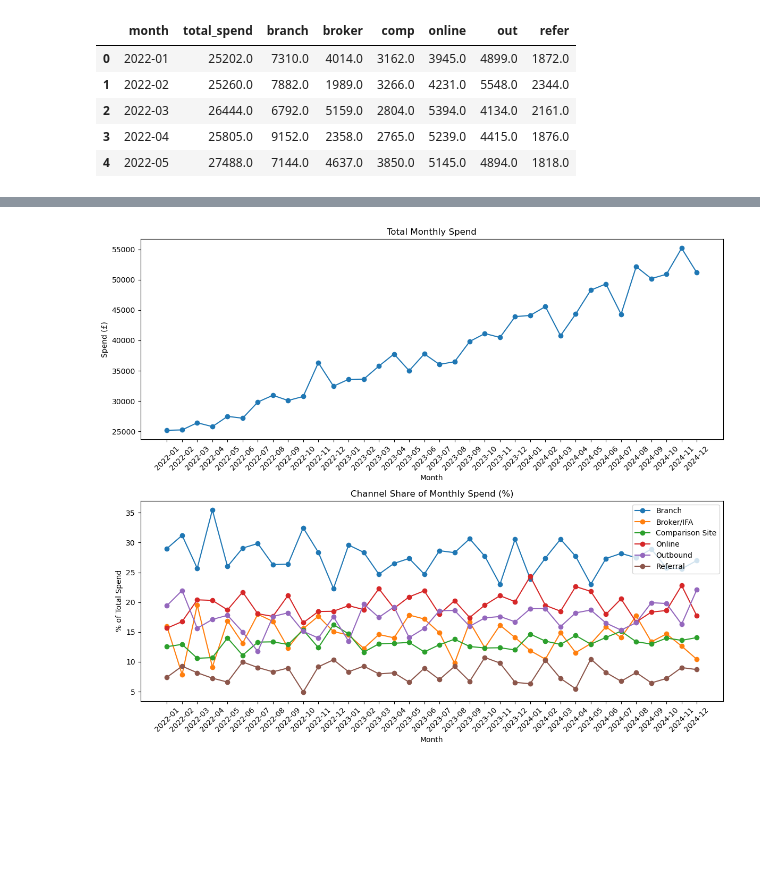
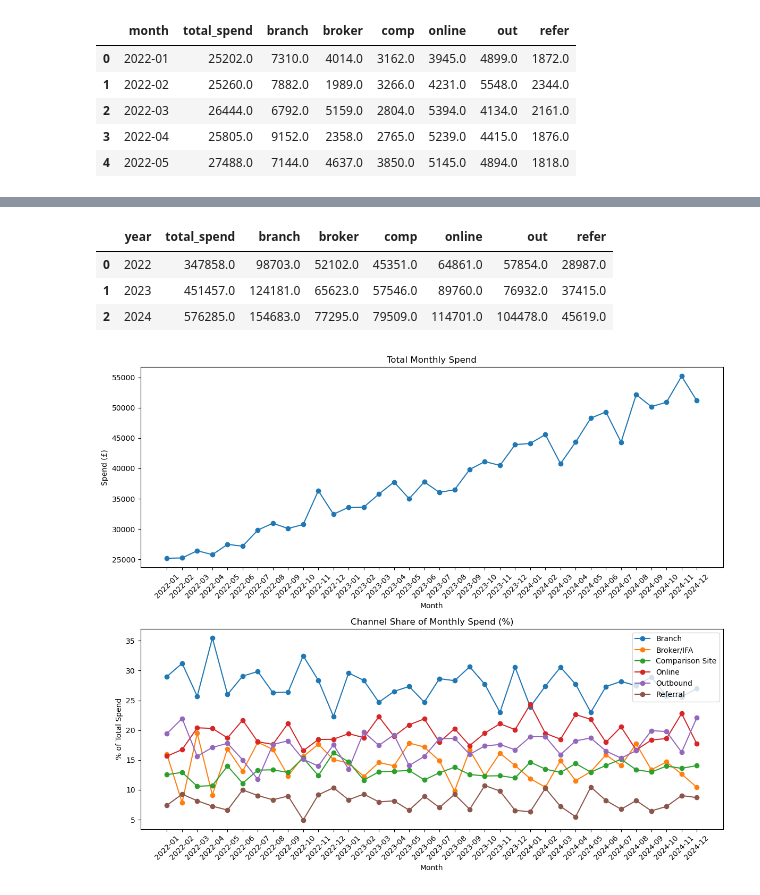
Before and after one commit to geraintmelville/moneycraft_project, a Jupyter notebook: Geraint.ipynb, the cells around one changed output, grey strips where cells are left out. Cells and saved outputs as stored; diff of their text form; code cells hidden in the pictures; blank space fills up the shorter version.

```diff
--- a/Geraint.ipynb
+++ b/Geraint.ipynb
@@ -72,3 +80,24 @@ result = total_spend.to_frame().join(total_spend_channel).reset_index()
+# %%
+df = pd.read_csv('moneycraft_marketing_spend.csv')
+
+# 1. Create a year column from the month string (extracting the first 4 characters)
+df['year'] = df['month'].str[:4]
+
+# 2. Total spend per year (matching your total_spend logic)
+total_spend_year = df.groupby('year')['spend_gbp'].sum().rename('total_spend')
+
+# 3. Spend per year per channel (matching your pivot_table logic, grouped by year)
+total_spend_channel_year = df.pivot_table(index='year', columns='channel', values='spend_gbp', aggfunc='sum')
+total_spend_channel_year.columns = ['branch', 'broker', 'comp', 'online', 'out', 'refer']
+
+# 4. Combine into one annual dataframe
+result_year = total_spend_year.to_frame().join(total_spend_channel_year).reset_index()
+result_year
+# %% [output]
+|  | year | total_spend | branch | broker | comp | online | out | refer |
+| 0 | 2022 | 347858.0 | 98703.0 | 52102.0 | 45351.0 | 64861.0 | 57854.0 | 28987.0 |
+| 1 | 2023 | 451457.0 | 124181.0 | 65623.0 | 57546.0 | 89760.0 | 76932.0 | 37415.0 |
+| 2 | 2024 | 576285.0 | 154683.0 | 77295.0 | 79509.0 | 114701.0 | 104478.0 | 45619.0 |
 # %%
 channels = ['branch', 'broker', 'comp', 'online', 'out', 'refer']
 
```
Also changed, not shown: parts of 2 cells of this notebook.
